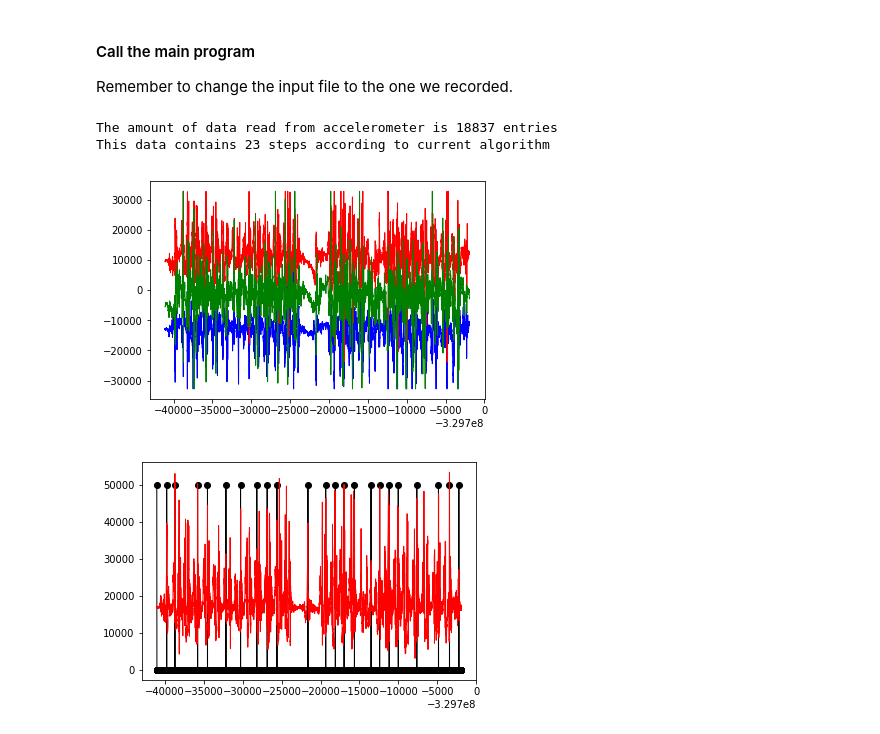
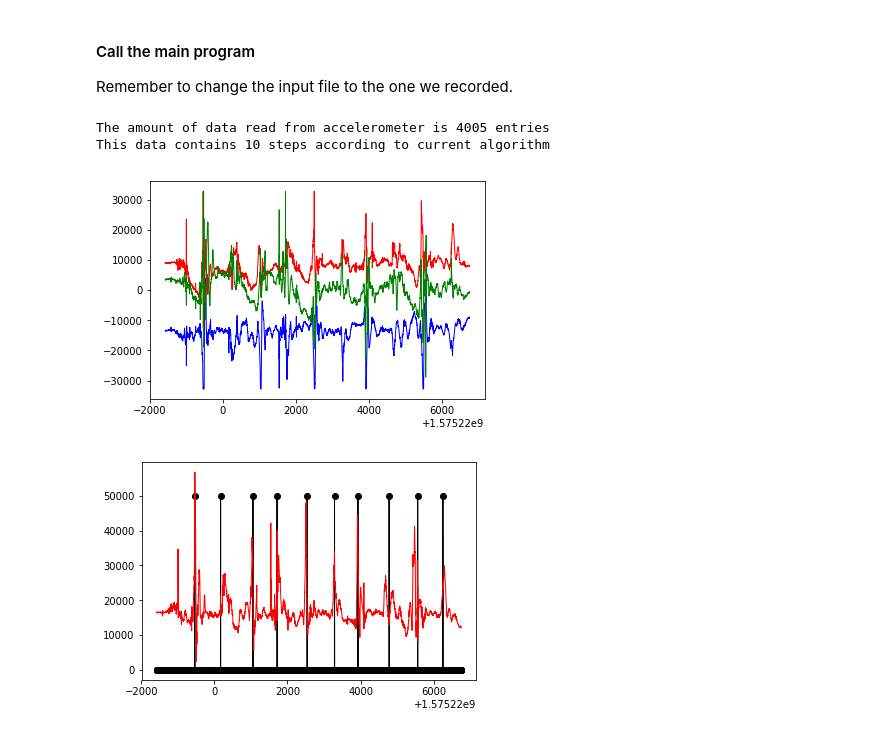
Before and after one commit to PetteriLaitinen/MultiSenseLab1_group2, a Jupyter notebook: MultiSensor_lab1_group2_Laitinen_Kemppainen.ipynb, the cells around one changed output. Drawn from its saved outputs; the diff is of its cells as text; code cells hidden in the pictures.

Commit message:
Add files via upload
3 options to find steps: 1) maximum variation 2) sum of signals 3) gradient of sum of signals

```diff
--- a/MultiSensor_lab1_group2_Laitinen_Kemppainen.ipynb
+++ b/MultiSensor_lab1_group2_Laitinen_Kemppainen.ipynb
@@ -65,22 +65,31 @@ This is sensitive to measurement frequency (sampling rate), too wide window will
 #Function to count steps.
 #Should return an array of timestamps from when steps were detected
 #Each value in this arrray should represent the time that step was made.
-def count_steps(timestamps, x_arr, y_arr, z_arr):
+def count_steps(timestamps, x_arr, y_arr, z_arr,option):
     # First implementation
 
     #1 Calculate variations of x,y and z movement:
-    x_std=np.std(x_arr)
-    y_std=np.std(y_arr)
-    z_std=np.std(z_arr)
-    if x_std>y_std and x_std>z_std:
-        verticaldata=x_arr
-    if y_std>x_std and y_std>z_std:
-        verticaldata=y_arr
-    if z_std>x_std and z_std>y_std:
-        verticaldata=z_arr
+    ''' option 1: signal with highest variation (x or y or z)'''
+    if option==1:
+        x_std=np.std(x_arr)
+        y_std=np.std(y_arr)
+        z_std=np.std(z_arr)
+        if x_std>y_std and x_std>z_std:
+            verticaldata=x_arr
+        if y_std>x_std and y_std>z_std:
+            verticaldata=y_arr
+        if z_std>x_std and z_std>y_std:
+            verticaldata=z_arr
+        finaldata=verticaldata
+    ''' option 2: sum of signals'''
+    if option==2:
+        finaldata=x_arr+y_arr+z_arr
+    ''' option 3: gradient of sum of signals'''
+    if option==3:
+        finaldata=np.gradient(x_arr+y_arr+z_arr)
 
     #2 Window length - we should find a good one!
-    window=500
+    window=250
     lastpeak=-9999999
     rv = []
     for i, time in enumerate(timestamps):
@@ -98,14 +107,15 @@ def count_steps(timestamps, x_arr, y_arr, z_arr):
             start=i-window
             end=len(timestamps)
         #3 Compare and append if we have a peak
-        if verticaldata[i]==np.max(verticaldata[start:end]):
+        if finaldata[i]==np.max(finaldata[start:end]):
             #We only take first peak per window. If the previous one was within window, we skip the current one.
             if lastpeak<i-window:
                 rv.append(time)
                 lastpeak=i
         # The following is kept from the original code, should consider to remove it:
-        if(i==0):
-            rv.append(time)
+        # Considered, and removed
+        #if(i==0):
+        #    rv.append(time)
     return rv
 # %% [markdown]
 #### This function is not used anywhere
@@ -155,7 +165,7 @@ def main(input_file):
         return
 
     #Count the steps based on array of measurements from accelerometer
-    st = count_steps(timestamps, x_array, y_array, z_array)
+    st = count_steps(timestamps, x_array, y_array, z_array,3)
 
     #Print the result
     print("This data contains "+str(len(st))+" steps according to current algorithm")
@@ -169,9 +179,9 @@ def main(input_file):
 #### Call the main program
 Remember to change the input file to the one we recorded.
 # %%
-main("accelerometer_data_easy.csv")
+main("accelerometer_data.csv")
 # %% [output]
-The amount of data read from accelerometer is 18837 entries
-This data contains 23 steps according to current algorithm
+The amount of data read from accelerometer is 4005 entries
+This data contains 10 steps according to current algorithm
-[figure, old version]
+[figure, new version]
-[figure, old version]
+[figure, new version]
```
